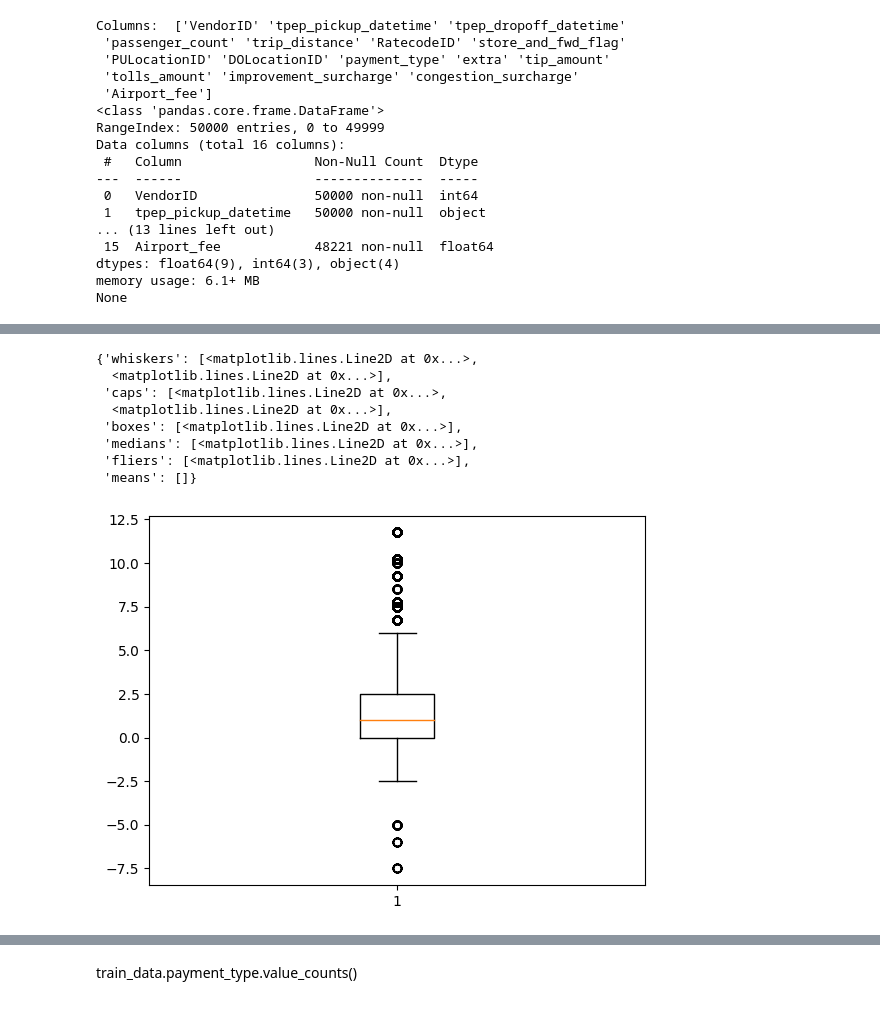
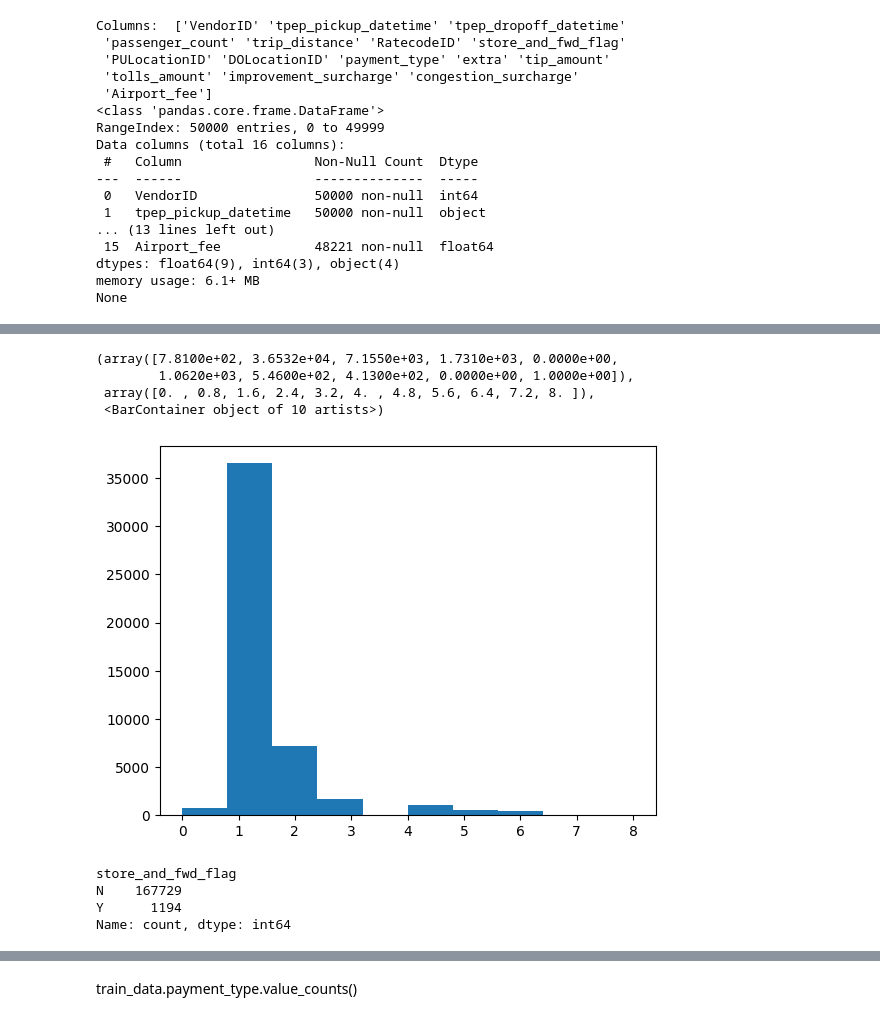
Before and after one commit to priyanshuJain-32/dataScienceExperiments, a Jupyter notebook: 22f2001329-notebook-t32023.ipynb, the cells around one changed output, grey strips where cells are left out. Drawn from its saved outputs; the diff is of its cells as text; code cells hidden in the pictures.

```diff
--- a/22f2001329-notebook-t32023.ipynb
+++ b/22f2001329-notebook-t32023.ipynb
@@ -178,12 +187,17 @@ plt.boxplot(train_data['tolls_amount'])
-# %%
-plt.boxplot(train_data['extra'])
-# %% [output]
-{'whiskers': [<matplotlib.lines.Line2D at 0x...>,
-  <matplotlib.lines.Line2D at 0x...>],
- 'caps': [<matplotlib.lines.Line2D at 0x...>,
-  <matplotlib.lines.Line2D at 0x...>],
- 'boxes': [<matplotlib.lines.Line2D at 0x...>],
- 'medians': [<matplotlib.lines.Line2D at 0x...>],
- 'fliers': [<matplotlib.lines.Line2D at 0x...>],
- 'means': []}
-[figure, removed]
+# %%
+plt.hist(test_data.passenger_count)
+# %% [output]
+(array([7.8100e+02, 3.6532e+04, 7.1550e+03, 1.7310e+03, 0.0000e+00,
+        1.0620e+03, 5.4600e+02, 4.1300e+02, 0.0000e+00, 1.0000e+00]),
+ array([0. , 0.8, 1.6, 2.4, 3.2, 4. , 4.8, 5.6, 6.4, 7.2, 8. ]),
+ <BarContainer object of 10 artists>)
+[figure, added]
+# %%
+train_data.store_and_fwd_flag.value_counts()
+
+# We will use LabelEncoder here as there are just two categories
+# %% [output]
+store_and_fwd_flag
+N    167729
+Y      1194
+Name: count, dtype: int64
```
Also changed, not shown: parts of 69 cells of this notebook.
